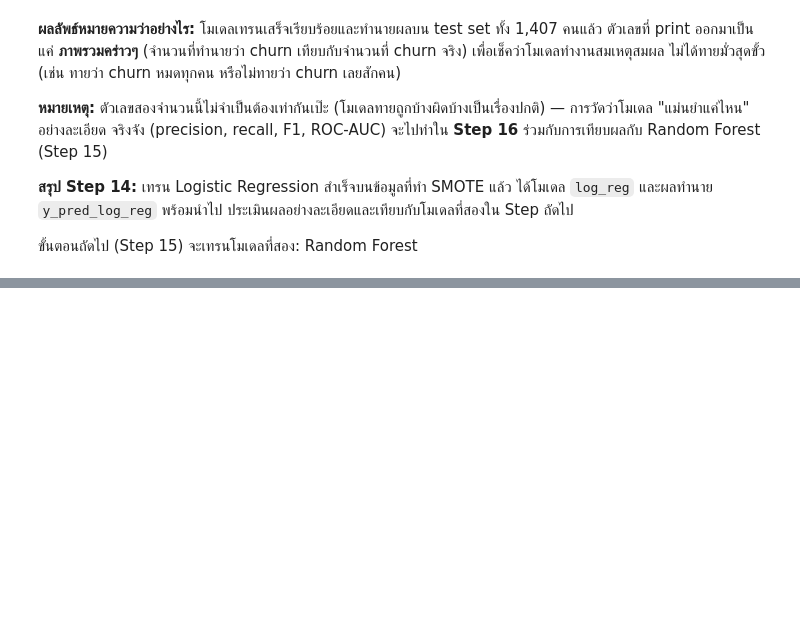
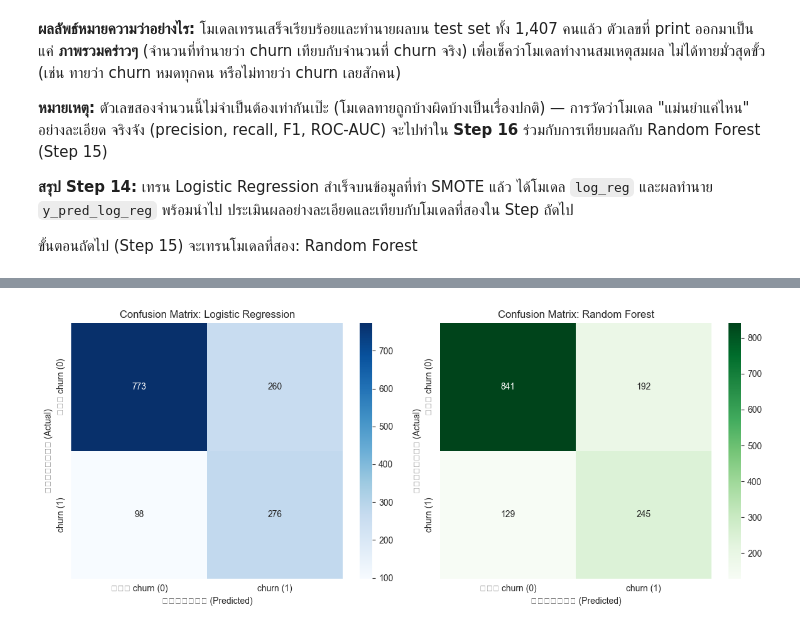
Before and after one commit to thitiwutsuk/Telco-Customer-Churn, a Jupyter notebook: notebooks/telco_churn_modeling.ipynb, the cells around one changed output, grey strips where cells are left out. Cells and saved outputs as stored; diff of their text form; code cells hidden in the pictures; blank space fills up the shorter version.

Commit message:
feat: add step 15 random forest and step 16 model evaluation/comparison

```diff
--- a/notebooks/telco_churn_modeling.ipynb
+++ b/notebooks/telco_churn_modeling.ipynb
@@ -331,0 +353,17 @@ print(f"จำนวนลูกค้าที่ churn จริง (ground tr
+# %%
+from sklearn.ensemble import RandomForestClassifier
+
+# n_estimators=200 กำหนดจำนวนต้นไม้ในป่า (ยิ่งเยอะยิ่งเสถียร แต่ก็ยิ่งใช้เวลา/หน่วยความจำมากขึ้น 200 ต้นเป็นค่าที่นิยมใช้
+# สำหรับข้อมูลขนาดนี้ ให้ผลลัพธ์เสถียรโดยไม่ช้าเกินไป)
+# random_state=42 ล็อกการสุ่มเลือกแถว/คอลัมน์ของแต่ละต้นให้ได้ผลลัพธ์เดิมทุกครั้งที่รัน
+rf = RandomForestClassifier(n_estimators=200, random_state=42)
+
+# เทรนบนข้อมูล train ชุดเดียวกับ Logistic Regression (SMOTE แล้ว) เพื่อให้เปรียบเทียบกันได้อย่างเป็นธรรมใน Step 16
+rf.fit(X_train_smote, y_train_smote)
+
+# ทำนายผลบน test set ชุดเดิม (ไม่เคยผ่าน SMOTE) เหมือน Step 14
+y_pred_rf = rf.predict(X_test)
+
+print("เทรน Random Forest เสร็จแล้ว")
+print(f"จำนวนลูกค้าที่โมเดลทำนายว่า churn: {(y_pred_rf == 1).sum()} คน จากทั้งหมด {len(y_pred_rf)} คนใน test set")
+print(f"จำนวนลูกค้าที่ churn จริง (ground truth) ใน test set: {(y_test == 1).sum()} คน")
@@ -331,0 +405,29 @@ print(f"จำนวนลูกค้าที่ churn จริง (ground tr
+# %%
+from sklearn.metrics import confusion_matrix
+
+# ปิด warning เรื่องฟอนต์ที่ไม่เกี่ยวข้อง — เกิดจาก matplotlib เช็ค glyph ภาษาไทยกับฟอนต์สำรอง (Arial) ในลิสต์ภายใน
+# ทั้งที่ตัวกราฟจริงใช้ฟอนต์ Tahoma ที่รองรับภาษาไทยอยู่แล้ว (ตั้งค่าไว้ตั้งแต่ต้นไฟล์) ข้อความจึงแสดงผลถูกต้องปกติ
+import warnings
+warnings.filterwarnings('ignore', message='Glyph.*missing from font')
+
+# confusion_matrix(ความจริง, ผลทำนาย) คืนตาราง 2x2 นับจำนวนแต่ละกรณีตามที่อธิบายไว้ข้างบน
+cm_log_reg = confusion_matrix(y_test, y_pred_log_reg)
+cm_rf = confusion_matrix(y_test, y_pred_rf)
+
+fig, axes = plt.subplots(1, 2, figsize=(12, 5))
+
+labels = ['ไม่ churn (0)', 'churn (1)']
+sns.heatmap(cm_log_reg, annot=True, fmt='d', cmap='Blues', ax=axes[0], xticklabels=labels, yticklabels=labels)
+axes[0].set_title('Confusion Matrix: Logistic Regression')
+axes[0].set_xlabel('ผลทำนาย (Predicted)')
+axes[0].set_ylabel('ความจริง (Actual)')
+
+sns.heatmap(cm_rf, annot=True, fmt='d', cmap='Greens', ax=axes[1], xticklabels=labels, yticklabels=labels)
+axes[1].set_title('Confusion Matrix: Random Forest')
+axes[1].set_xlabel('ผลทำนาย (Predicted)')
+axes[1].set_ylabel('ความจริง (Actual)')
+
+plt.tight_layout()
+plt.show()
+# %% [output]
+[figure, added]
```
Also changed, not shown: parts of 10 cells of this notebook, 1 other file.
